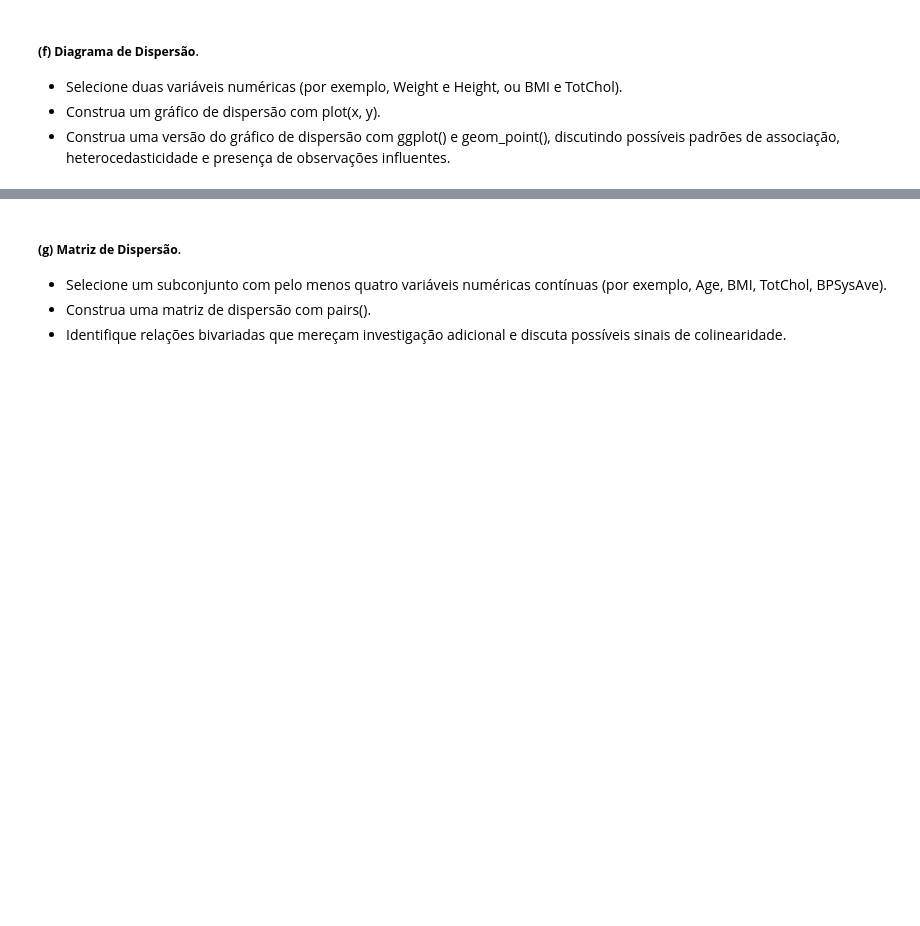
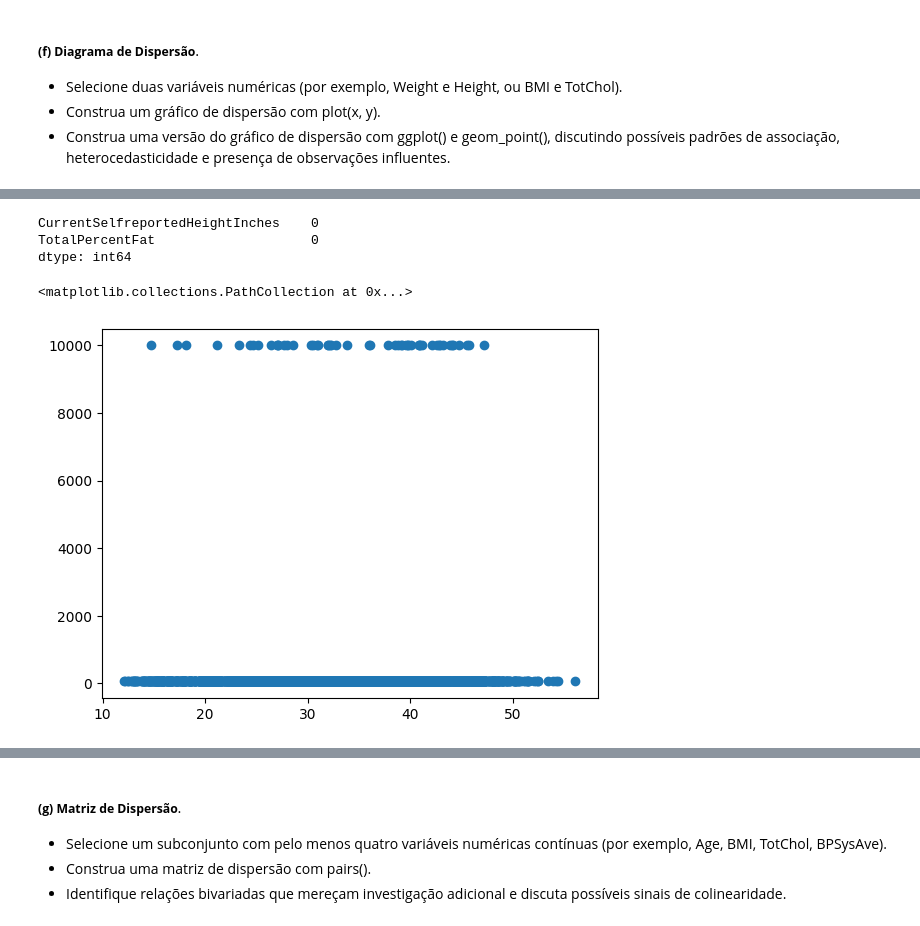
Before and after one commit to Racciatti/aprendizado_supervisionado, a Jupyter notebook: Code/EDA.ipynb, the cells around one changed output, grey strips where cells are left out. Drawn from its saved outputs; the diff is of its cells as text; code cells hidden in the pictures; blank space fills up the shorter version.

```diff
--- a/Code/EDA.ipynb
+++ b/Code/EDA.ipynb
@@ -1335,0 +1346,6 @@ plt.bar(new_frequency_df['MaritalStatus'], height=new_frequency_df['count'])
+# %%
+selected_vars = ['CurrentSelfreportedHeightInches', 'TotalPercentFat']
+
+scatter_df = data_df[selected_vars]
+
+scatter_df.info()
@@ -1335,0 +1362,13 @@ plt.bar(new_frequency_df['MaritalStatus'], height=new_frequency_df['count'])
+# %%
+scatter_df = scatter_df[scatter_df['CurrentSelfreportedHeightInches'].notna() & scatter_df['TotalPercentFat'].notna()]
+scatter_df.isna().sum()
+# %% [output]
+CurrentSelfreportedHeightInches    0
+TotalPercentFat                    0
+dtype: int64
+# %%
+from matplotlib import pyplot as plt
+plt.scatter(scatter_df['TotalPercentFat'],scatter_df['CurrentSelfreportedHeightInches'])
+# %% [output]
+<matplotlib.collections.PathCollection at 0x...>
+[figure, added]
```
Also changed, not shown: parts of 4 cells of this notebook.
